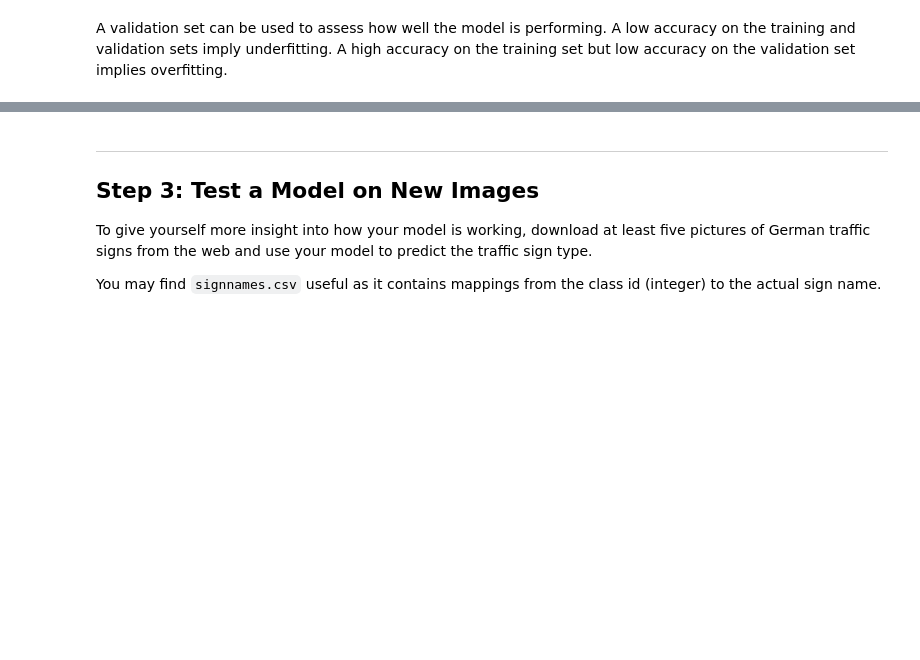
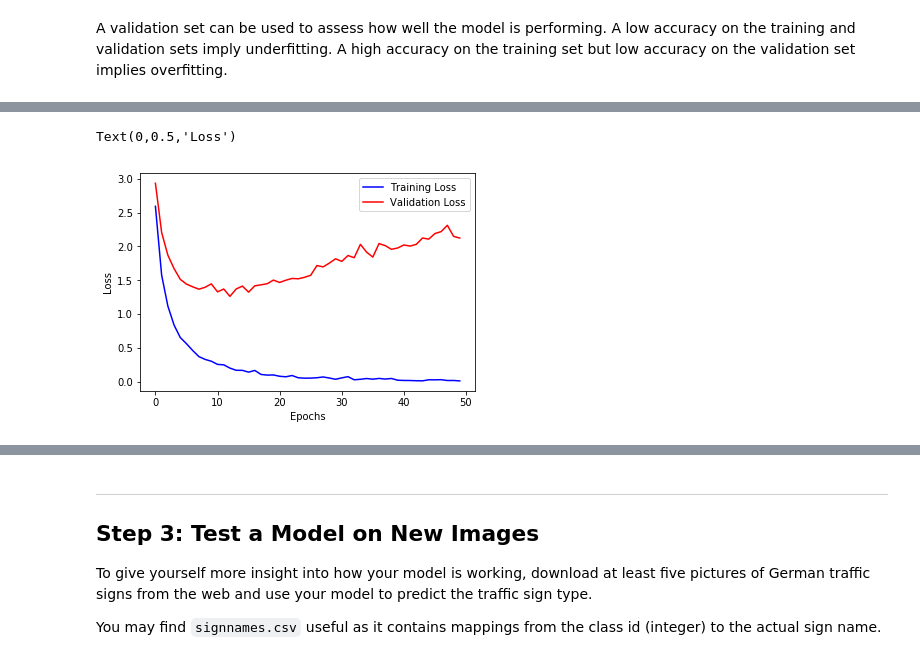
Before and after one commit to LeisAlAyoubi/LeNet5-Traffic-Sign-Classifier-Project, a Jupyter notebook: Traffic_Sign_Classifier.ipynb, the cells around one changed output, grey strips where cells are left out. Cells and saved outputs as stored; diff of their text form; code cells hidden in the pictures; blank space fills up the shorter version.

```diff
--- a/Traffic_Sign_Classifier.ipynb
+++ b/Traffic_Sign_Classifier.ipynb
@@ -355,3 +410,14 @@ NameError: name 'EPOCHS' is not defined
+# %%
+#Visualize Accuracy over Epochs
+x_epochs = range(0,EPOCHS)
+plt.plot(x_epochs, training_loss_list, "b-", label ="Training Loss")
+plt.plot(x_epochs, validation_loss_list, "r-", label ="Validation Loss")
+plt.legend()
+plt.xlabel("Epochs")
+plt.ylabel("Loss")
+# %% [output]
+Text(0,0.5,'Loss')
+[figure, added]
 # %%
 #Evaluate the model
 with tf.Session() as sess:
```
Also changed, not shown: parts of 4 cells of this notebook.
